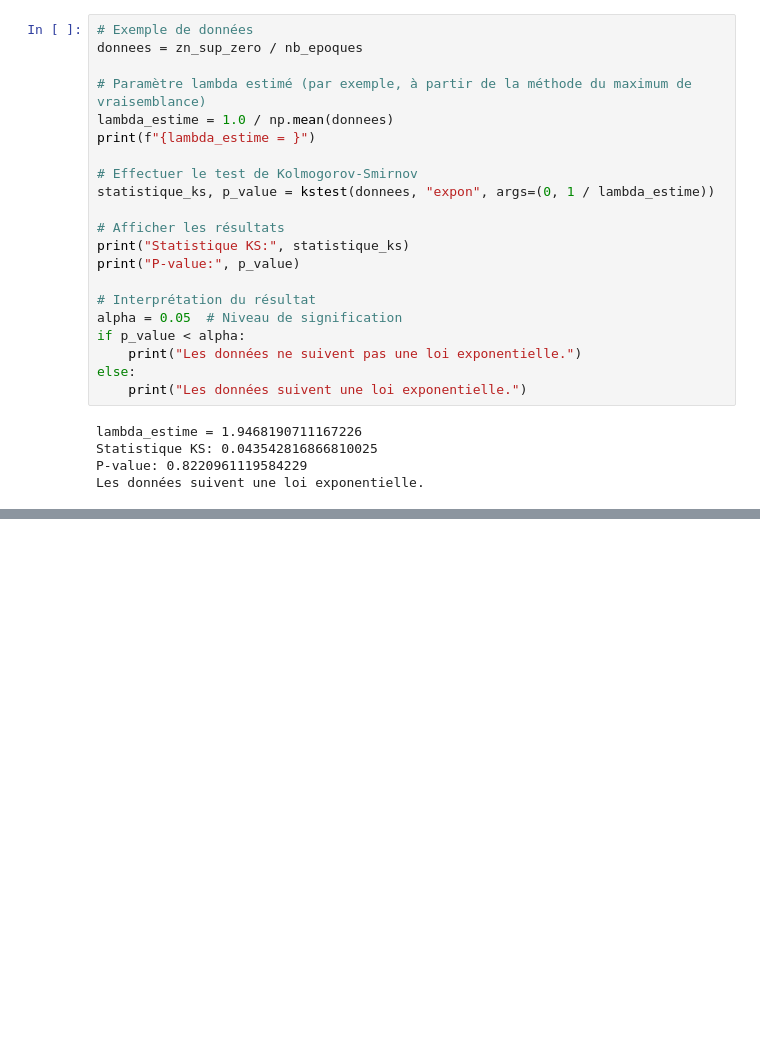
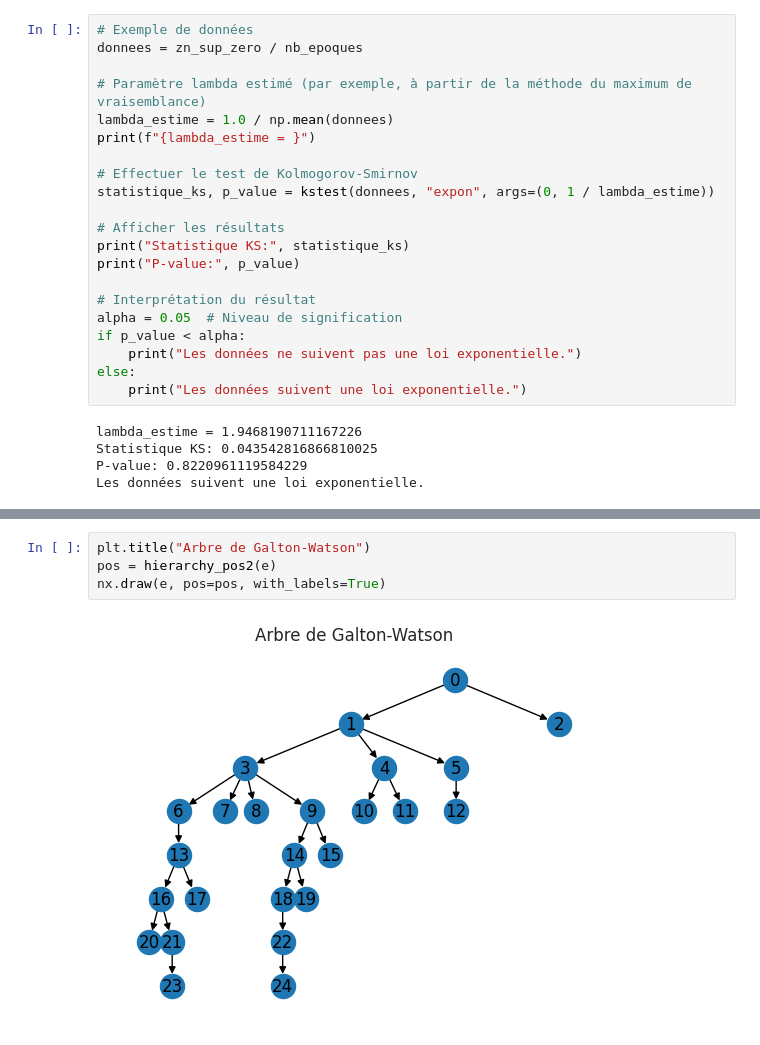
Before and after one commit to Ab2nour/epidemic-simulation, a Jupyter notebook: src/notebooks/galton-watson.ipynb, the cells around one changed output, grey strips where cells are left out. Saved outputs shown, nothing was run; the diff lists cells and outputs as text; blank space fills up the shorter version.

```diff
--- a/src/notebooks/galton-watson.ipynb
+++ b/src/notebooks/galton-watson.ipynb
@@ -179,0 +504,6 @@ Les données suivent une loi exponentielle.
+# %%
+plt.title("Arbre de Galton-Watson")
+pos = hierarchy_pos2(e)
+nx.draw(e, pos=pos, with_labels=True)
+# %% [output]
+[figure, added]
```
Also changed, not shown: parts of 19 cells of this notebook.
